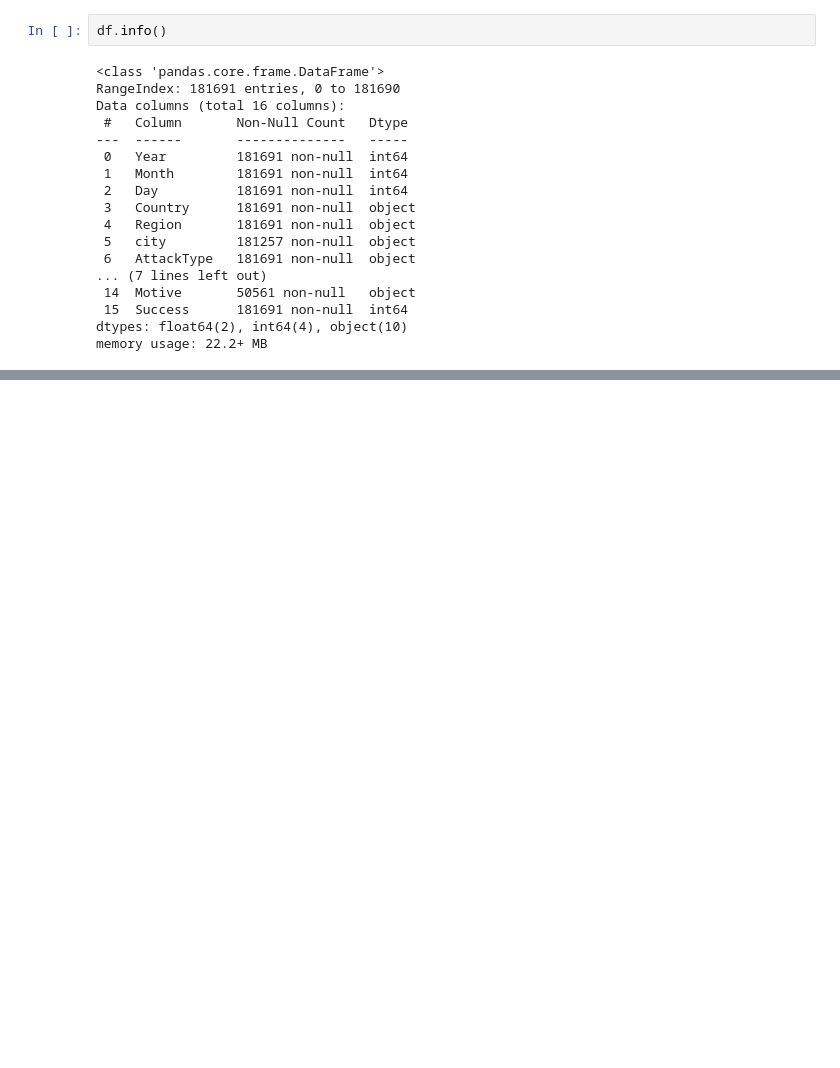
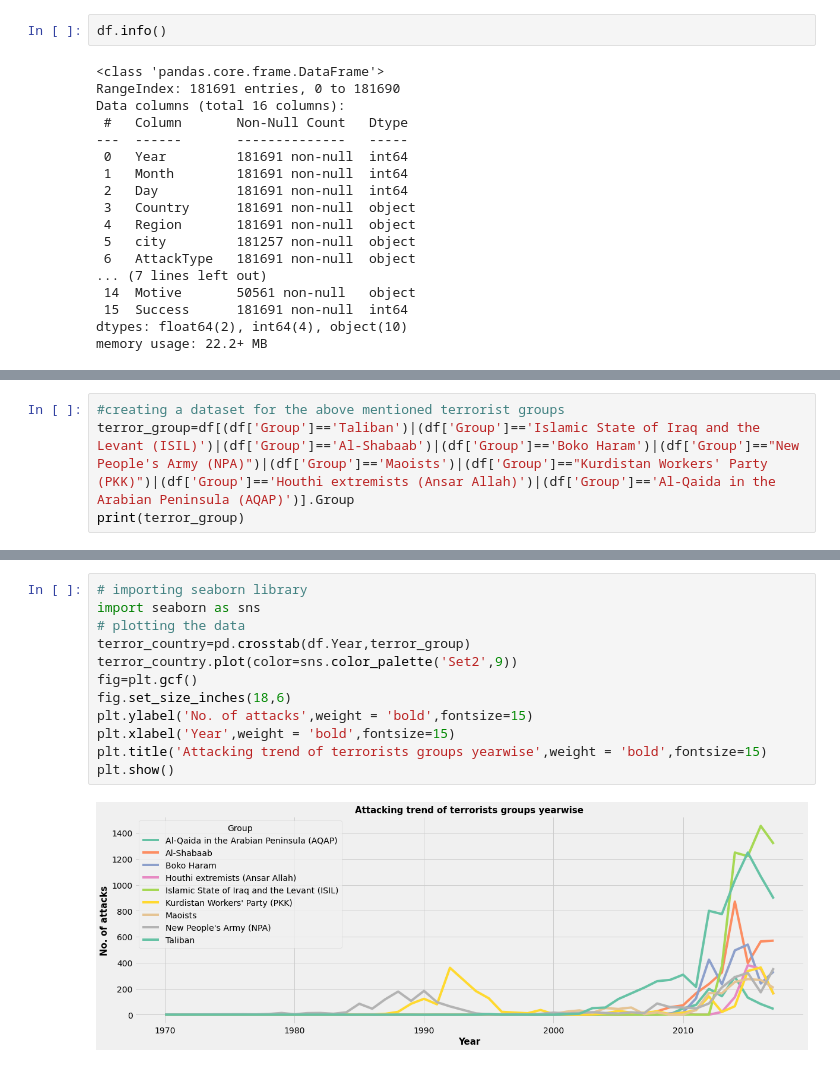
Before and after one commit to disuja7/Global_terrorism_analysis, a Jupyter notebook: Deeshu_Kumar_Global_Terrorism_Analysis_Capstone_Project.ipynb, the cells around one changed output, grey strips where cells are left out. Cells and saved outputs as stored; diff of their text form; blank space fills up the shorter version.

```diff
--- a/Deeshu_Kumar_Global_Terrorism_Analysis_Capstone_Project.ipynb
+++ b/Deeshu_Kumar_Global_Terrorism_Analysis_Capstone_Project.ipynb
@@ -441,0 +201,4 @@ Top_target_type.head(10)
+# %%
+#creating a dataset for the above mentioned terrorist groups
+terror_group=df[(df['Group']=='Taliban')|(df['Group']=='Islamic State of Iraq and the Levant (ISIL)')|(df['Group']=='Al-Shabaab')|(df['Group']=='Boko Haram')|(df['Group']=="New People's Army (NPA)")|(df['Group']=='Maoists')|(df['Group']=="Kurdistan Workers' Party (PKK)")|(df['Group']=='Houthi extremists (Ansar Allah)')|(df['Group']=='Al-Qaida in the Arabian Peninsula (AQAP)')].Group
+print(terror_group)
@@ -441,0 +218,14 @@ Top_target_type.head(10)
+# %%
+# importing seaborn library
+import seaborn as sns
+# plotting the data
+terror_country=pd.crosstab(df.Year,terror_group)
+terror_country.plot(color=sns.color_palette('Set2',9))
+fig=plt.gcf()
+fig.set_size_inches(18,6)
+plt.ylabel('No. of attacks',weight = 'bold',fontsize=15)
+plt.xlabel('Year',weight = 'bold',fontsize=15)
+plt.title('Attacking trend of terrorists groups yearwise',weight = 'bold',fontsize=15)
+plt.show()
+# %% [output]
+[figure, added]
```
Also changed, not shown: parts of 79 cells of this notebook.
